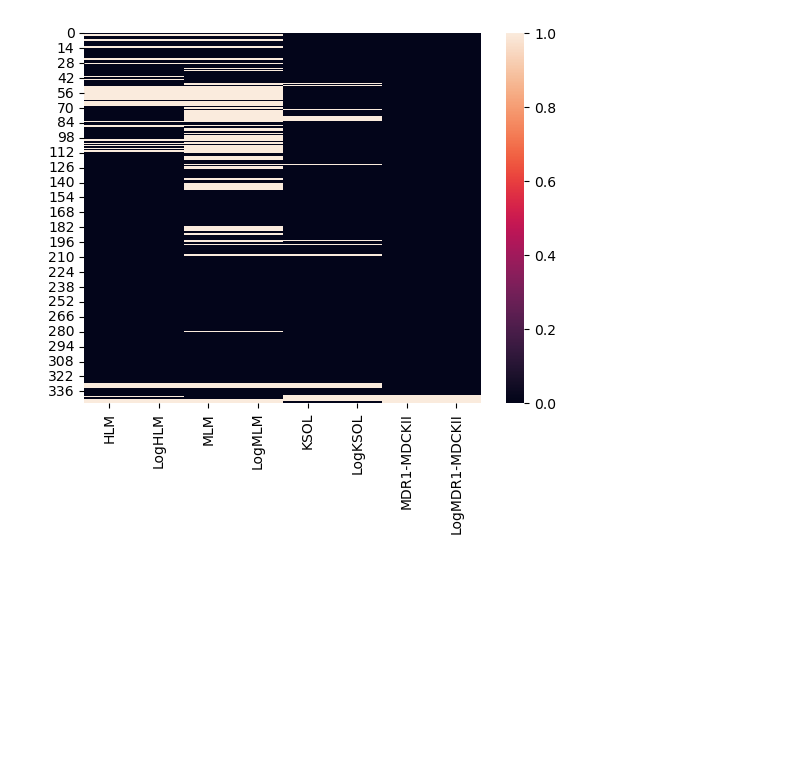
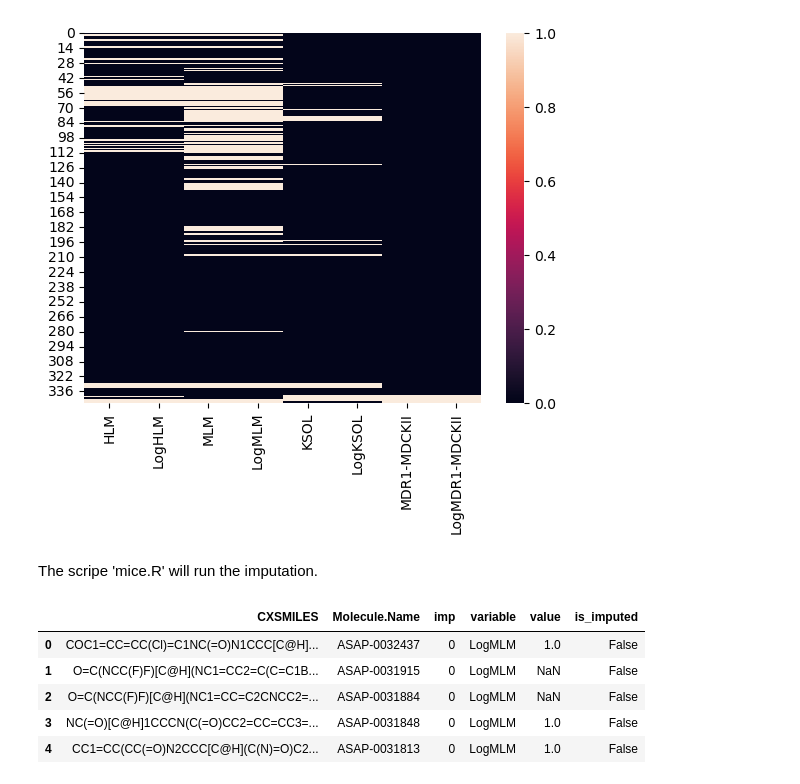
Before and after one commit to meyresearch/polaris_challenge, a Jupyter notebook: admet/imputation_1.ipynb, the cells around one changed output. Cells and saved outputs as stored; diff of their text form; code cells hidden in the pictures; blank space fills up the shorter version.

```diff
--- a/admet/imputation_1.ipynb
+++ b/admet/imputation_1.ipynb
@@ -110,3 +107,5 @@ sns.heatmap(train.loc[:, ['HLM', 'LogHLM', 'MLM', 'LogMLM', 'KSOL', 'LogKSOL', '
 # %% [output]
 <Axes: >
 [figure]
+# %% [markdown]
+The scripe 'mice.R' will run the imputation.
@@ -112,0 +120,9 @@ sns.heatmap(train.loc[:, ['HLM', 'LogHLM', 'MLM', 'LogMLM', 'KSOL', 'LogKSOL', '
+# %%
+imp_melt.head()
+# %% [output]
+|  | CXSMILES | Molecule.Name | imp | variable | value | is_imputed |
+| 0 | COC1=CC=CC(Cl)=C1NC(=O)N1CCC[C@H]... | ASAP-0032437 | 0 | LogMLM | 1.0 | False |
+| 1 | O=C(NCC(F)F)[C@H](NC1=CC2=C(C=C1B... | ASAP-0031915 | 0 | LogMLM | NaN | False |
+| 2 | O=C(NCC(F)F)[C@H](NC1=CC=C2CNCC2=... | ASAP-0031884 | 0 | LogMLM | NaN | False |
+| 3 | NC(=O)[C@H]1CCCN(C(=O)CC2=CC=CC3=... | ASAP-0031848 | 0 | LogMLM | 1.0 | False |
+| 4 | CC1=CC(CC(=O)N2CCC[C@H](C(N)=O)C2... | ASAP-0031813 | 0 | LogMLM | 1.0 | False |
```
Also changed, not shown: parts of 5 cells of this notebook, 1 other file.
